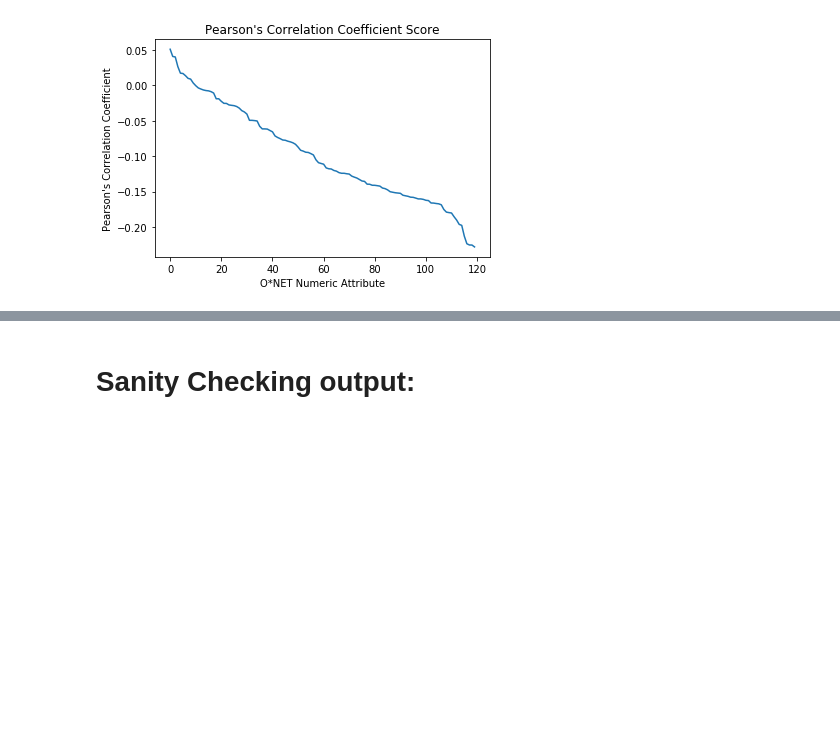
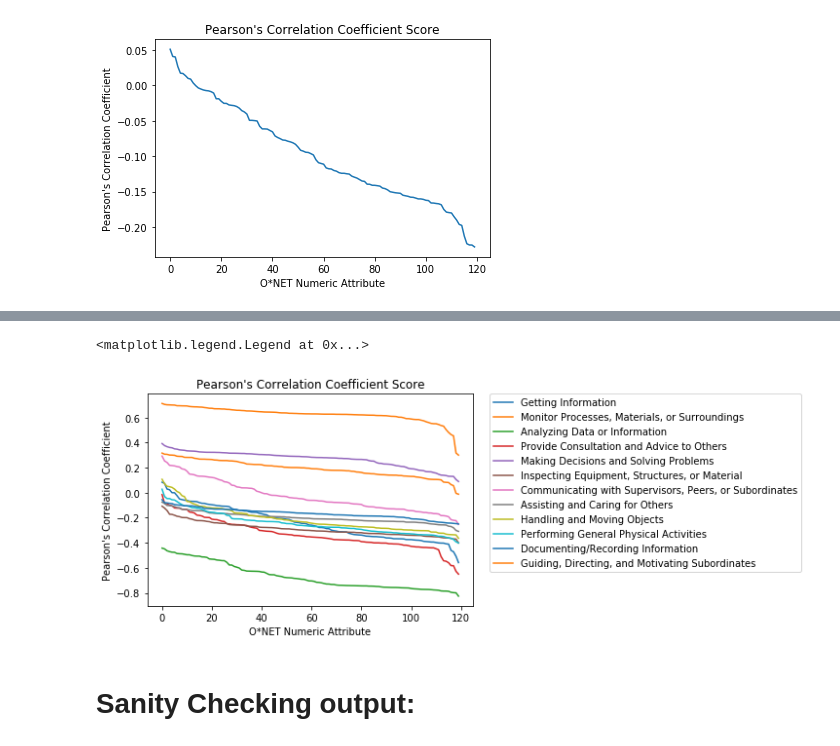
Before and after one commit to PDuckworth/FutureOf, a Jupyter notebook: FutureOfEmployment/GP_for_tasks_by_skills.ipynb, the cells around one changed output, grey strips where cells are left out. Saved outputs shown, nothing was run; the diff lists cells and outputs as text; code cells hidden in the pictures; blank space fills up the shorter version.

```diff
--- a/FutureOfEmployment/GP_for_tasks_by_skills.ipynb
+++ b/FutureOfEmployment/GP_for_tasks_by_skills.ipynb
@@ -728,7 +739,7 @@ finished 24
 
 (X, test, y) = data_o
 x_train_o = X[cols].as_matrix()
-y_train = y.values.reshape(x_train.shape[0], 1)
+y_train = y.values.reshape(x_train_o.shape[0], 1)
 x_test_o = test[cols].as_matrix()
 
 (X, test, y) = data
@@ -736,13 +747,14 @@ x_train = X[cols].as_matrix()
 x_test = test[cols].as_matrix()
 
 llhood, models = [], []
-for i in xrange(25):
+for i in xrange(10):
     sig = random.random()
     sig_w = random.randint(0, 1000)
     in_dims = x_train.shape[1]
 
-    k1 = GPy.kern.MLP(in_dims, variance = sig, weight_variance= sig_w) * GPy.kern.Bias(in_dims)
-    k2 = GPy.kern.MLP(in_dims, variance = sig, weight_variance= sig_w) + GPy.kern.Bias(in_dims)
+    k1 = GPy.kern.MLP(in_dims, variance = sig, weight_variance= sig_w) + GPy.kern.Linear(in_dims)
+    k2 = GPy.kern.MLP(in_dims, variance = sig, weight_variance= sig_w) + GPy.kern.RBF(in_dims)
+
 
     for k in (k1, k2):
         m = GPy.models.GPRegression(x_train, y_train, k)
@@ -831,15 +887,13 @@ Category= 4. Training Number of DWAs= 32. Percentage of DWAs= 10.19.
 # %% [markdown]
 ## only have 120 x 314 training data - not 350?
 # %%
-from scipy.stats import pearsonr
-
 (X, test, y) = data
 x_train = X[cols].as_matrix()
-X_n = (x_train-x_train.mean(axis=0))/x_train.std(axis=0)
+# X_n = (x_train-x_train.mean(axis=0))/x_train.std(axis=0)
 
 col_names = test.columns[2:]
 coefs_for_all = []
-for cnt, column in enumerate(X_n.T):
+for cnt, column in enumerate(X.T):
     coef, p = pearsonr(column, y_train.reshape(314,))
     coefs_for_all.append((col_names[cnt], cnt, coef, coef))
 
@@ -877,0 +937,47 @@ positive
+# %%
+(df, test, y) = data
+
+df['IWA ID'] = df['DWA ID'].str.slice(0,-4)    # create IWA ID
+df['WA ID'] = df['DWA ID'].str.slice(0,-8)     # create WA ID
+
+WAref = pd.read_table(os.path.join(datasets, 'ONET/databases/db2016/Work Activities.txt'), sep='\t')[['Element ID', 'Element Name']]
+WAref.rename(columns = {'Element ID':'WA ID', 'Element Name':'WA Title'}, inplace = True)
+WAref.drop_duplicates(inplace=True)
+
+col_names = test.columns[2:]
+coefs_for_all = {}
+counts = {}
+
+for wa in df['WA ID'].unique():
+    coefs_for_all[wa] = []
+
+    wa_subset = df[df['WA ID'] == wa][col_names].values
+    y_subset = y[df['WA ID'] == wa].reshape(wa_subset.shape[0],)
+    counts[wa] = wa_subset.shape[0]
+    for cnt, column in enumerate(wa_subset.T):
+        coef, p = pearsonr(column, y_subset)
+        coefs_for_all[wa].append((col_names[cnt], cnt, coef, p))
+
+display = 5
+plt.title("Pearson's Correlation Coefficient Score")
+plt.ylabel("Pearson's Correlation Coefficient")
+plt.xlabel("O*NET Numeric Attribute")
+
+for wa, coefs in coefs_for_all.items():
+    if counts[wa] < 10: continue
+    text = WAref[WAref['WA ID']==wa].reset_index()['WA Title'][0]
+    print "\n", wa, text
+#     if wa != "4.A.2.a.3": continue
+
+    l = [y[2] for y in sorted(coefs, key=lambda x: x[2])][::-1]
+    a = plt.plot(xrange(120), l, label= text)
+
+
+    print "positive"
+    for i in [y for y in sorted(coefs, key=lambda x: x[2])[-display:]][::-1]:
+        print i
+    print "negative"
+    for i in [y for y in sorted(coefs, key=lambda x: x[2])[:display]]:
+        print i
+plt.legend(bbox_to_anchor=(1.05, 1), loc=2, borderaxespad=0.)
+# %% [output]
@@ -878,3 +1001,5 @@ positive
+<matplotlib.legend.Legend at 0x...>
+[figure, added]
 # %% [markdown]
 # Sanity Checking output:
 # %%
```
Also changed, not shown: parts of 17 cells of this notebook, 4 other files.
